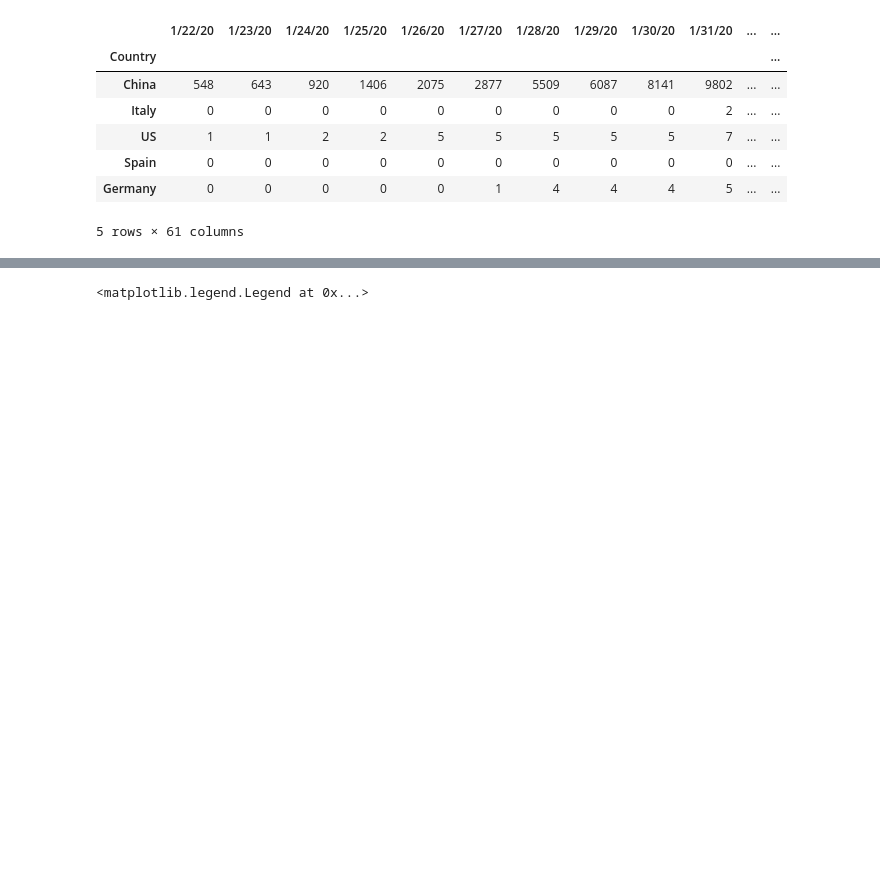
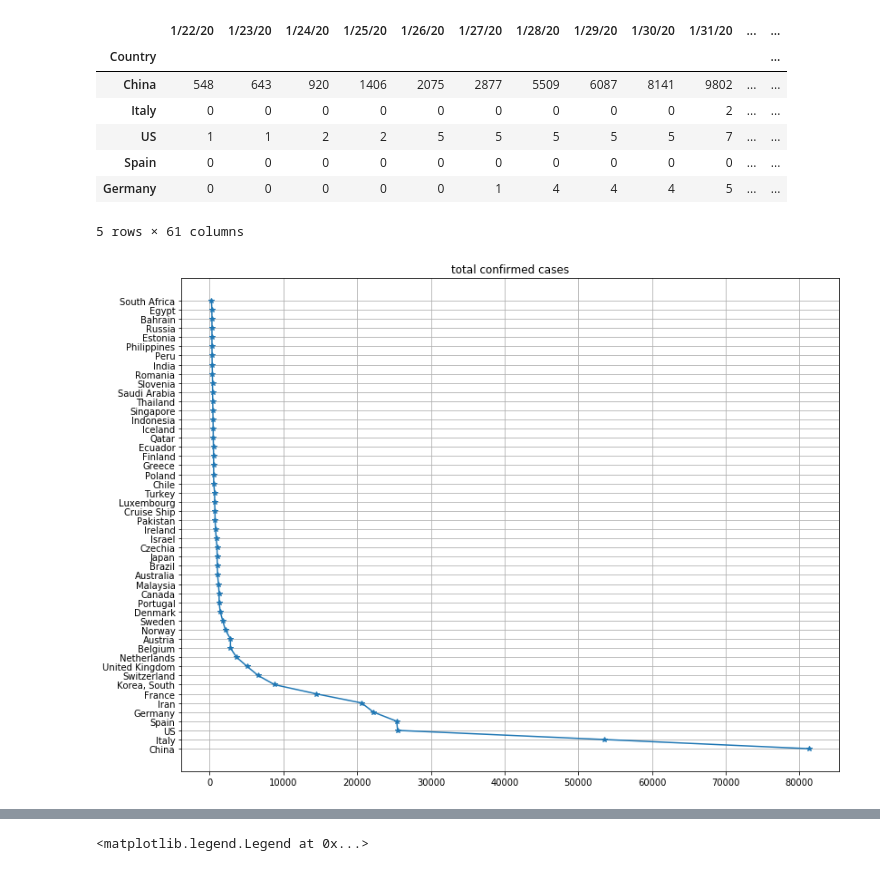
Before and after one commit to srashtig/covid-19-icts, a Jupyter notebook: analysis.ipynb, the cells around one changed output, grey strips where cells are left out. Saved outputs shown, nothing was run; the diff lists cells and outputs as text; code cells hidden in the pictures; blank space fills up the shorter version.

```diff
--- a/analysis.ipynb
+++ b/analysis.ipynb
@@ -88,4 +88,13 @@ df_confirmed_top.head()
 5 rows × 61 columns
 # %%
 df_active_top=df_confirmed_top-df_recovered_top - df_deaths_top
+# %%
+plt.figure(figsize=(13,10))
+plt.title('total confirmed cases')
+plt.plot(df_confirmed_top['3/21/20'].values,top_affected_countries,'*-')
+#plt.xlim([9e4,0])
+plt.grid()
+#pd.plotting.table(data=df_confirmed_top['3/21/20'])
+# %% [output]
+[figure, added]
 # %%
```
Also changed, not shown: parts of 5 cells of this notebook.
